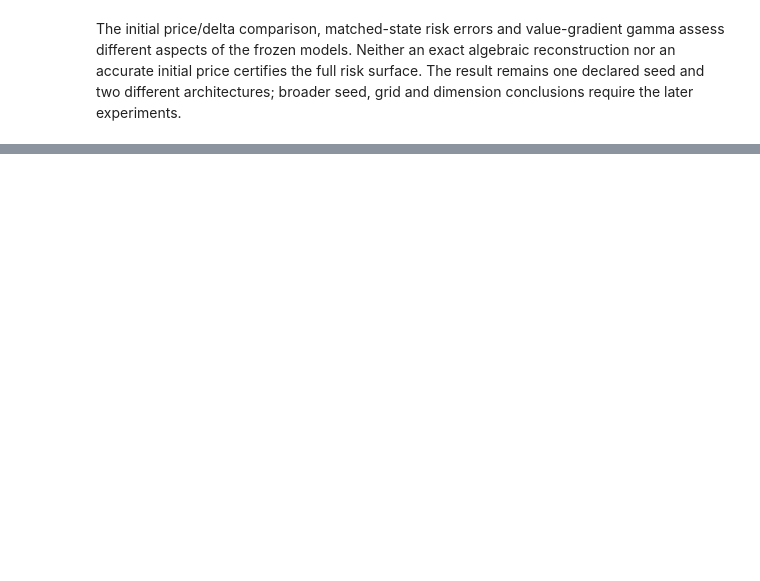
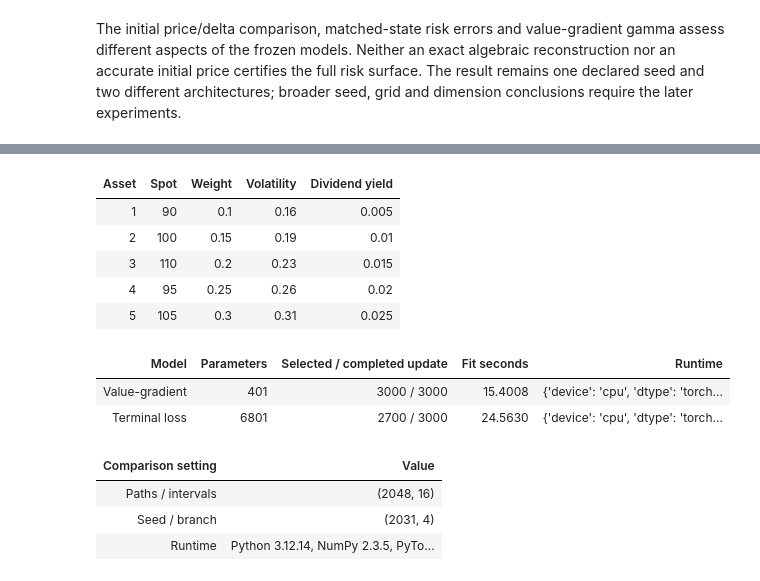
Before and after one commit to KVInator/deep-bsde-pricing, a Jupyter notebook: notebooks/03_neural_solvers.ipynb, the cells around one changed output, grey strips where cells are left out. Cells and saved outputs as stored; diff of their text form; code cells hidden in the pictures; blank space fills up the shorter version.

```diff
--- a/notebooks/03_neural_solvers.ipynb
+++ b/notebooks/03_neural_solvers.ipynb
@@ -741,0 +761,36 @@ The initial price/delta comparison, matched-state risk errors and value-gradient
+# %%
+basket_risk = RiskComparisonResult.load(root / "scratch/runs/geometric_five_risk")
+basket_report = basket_risk.report
+basket_problem = basket_report["problem"]
+basket_models = basket_report["models"]
+basket_keys = ("value_gradient", "terminal_loss")
+basket_labels = {"value_gradient": "Value-gradient", "terminal_loss": "Terminal loss"}
+basket_assets = np.arange(1, 6)
+basket_model = basket_problem["model"]
+table(["Asset", "Spot", "Weight", "Volatility", "Dividend yield"], [
+    [i+1, basket_problem["initial_spots"][i], basket_problem["contract"]["weights"][i],
+     basket_model["volatilities"][i], basket_model["dividend_yields"][i]] for i in range(5)])
+table(["Model", "Parameters", "Selected / completed update", "Fit seconds", "Runtime"], [
+    [basket_labels[k], basket_models[k]["parameter_count"],
+     f'{basket_report["source_runs"][k]["selected_step"]} / {basket_report["source_runs"][k]["completed_updates"]}',
+     f'{basket_report["source_runs"][k]["training_seconds"]:.4f}', basket_report["source_runs"][k]["training_runtime"]]
+    for k in basket_keys])
+table(["Comparison setting", "Value"], [
+    ("Paths / intervals", (basket_report["n_paths"], basket_report["n_steps"])),
+    ("Seed / branch", (basket_report["seed"], basket_report["seed_sequence_branch"])),
+    ("Runtime", f'Python {basket_report["python"]}, NumPy {basket_report["numpy"]}, PyTorch {basket_report["torch"]}, {basket_report["system"]}'),
+])
+# %% [output]
+| Asset | Spot | Weight | Volatility | Dividend yield |
+| 1 | 90 | 0.1 | 0.16 | 0.005 |
+| 2 | 100 | 0.15 | 0.19 | 0.01 |
+| 3 | 110 | 0.2 | 0.23 | 0.015 |
+| 4 | 95 | 0.25 | 0.26 | 0.02 |
+| 5 | 105 | 0.3 | 0.31 | 0.025 |
+| Model | Parameters | Selected / completed update | Fit seconds | Runtime |
+| Value-gradient | 401 | 3000 / 3000 | 15.4008 | {'device': 'cpu', 'dtype': 'torch... |
+| Terminal loss | 6801 | 2700 / 3000 | 24.5630 | {'device': 'cpu', 'dtype': 'torch... |
+| Comparison setting | Value |
+| Paths / intervals | (2048, 16) |
+| Seed / branch | (2031, 4) |
+| Runtime | Python 3.12.14, NumPy 2.3.5, PyTo... |
```
Also changed, not shown: parts of 5 cells of this notebook, 11 other files.
